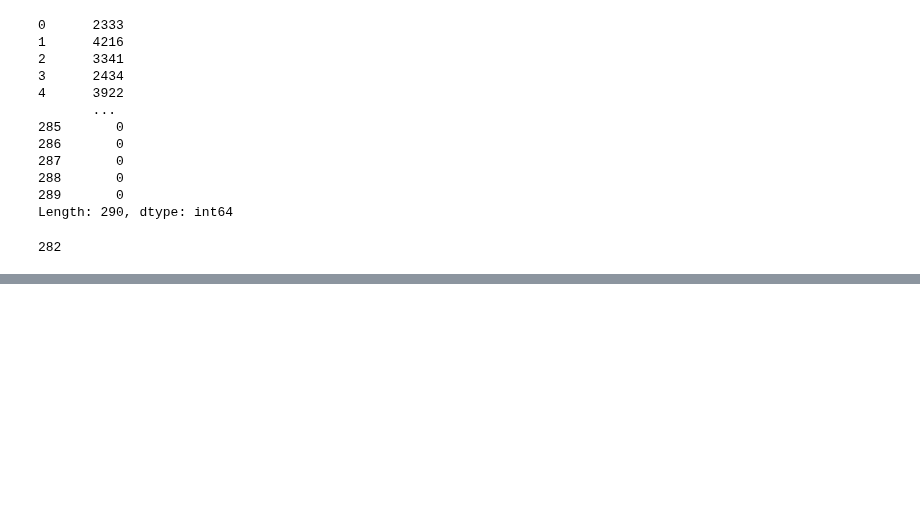
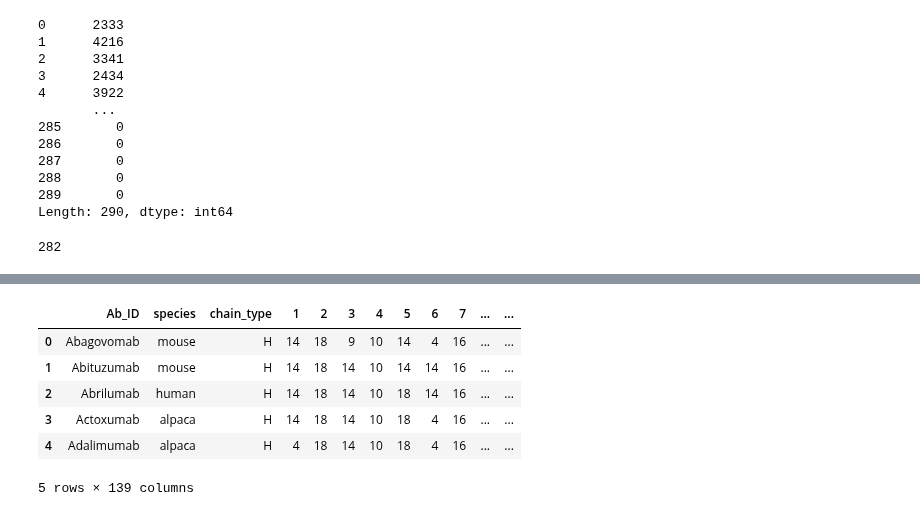
Before and after one commit to kvetab/di-pred, a Jupyter notebook: notebooks/data_processing/09-encoding-by-number.ipynb, the cells around one changed output, grey strips where cells are left out. Cells and saved outputs as stored; diff of their text form; code cells hidden in the pictures; blank space fills up the shorter version.

```diff
--- a/notebooks/data_processing/09-encoding-by-number.ipynb
+++ b/notebooks/data_processing/09-encoding-by-number.ipynb
@@ -336,0 +390,13 @@ encoded_tap.to_csv(path.join(DATA_DIR, "tap/integer_encoding/tap_integer_encoded
+# %%
+pos_columns = heavy_df.columns[3:]
+for col in pos_columns:
+    heavy_df[col] = heavy_df[col].apply(lambda x: ENCODING[x])
+heavy_df.head()
+# %% [output]
+|  | Ab_ID | species | chain_type | 1 | 2 | 3 | 4 | 5 | 6 | 7 | ... | ... |
+| 0 | Abagovomab | mouse | H | 14 | 18 | 9 | 10 | 14 | 4 | 16 | ... | ... |
+| 1 | Abituzumab | mouse | H | 14 | 18 | 14 | 10 | 14 | 14 | 16 | ... | ... |
+| 2 | Abrilumab | human | H | 14 | 18 | 14 | 10 | 18 | 14 | 16 | ... | ... |
+| 3 | Actoxumab | alpaca | H | 14 | 18 | 14 | 10 | 18 | 4 | 16 | ... | ... |
+| 4 | Adalimumab | alpaca | H | 4 | 18 | 14 | 10 | 18 | 4 | 16 | ... | ... |
+5 rows × 139 columns
```
Also changed, not shown: parts of 13 cells of this notebook, 2 other files.
